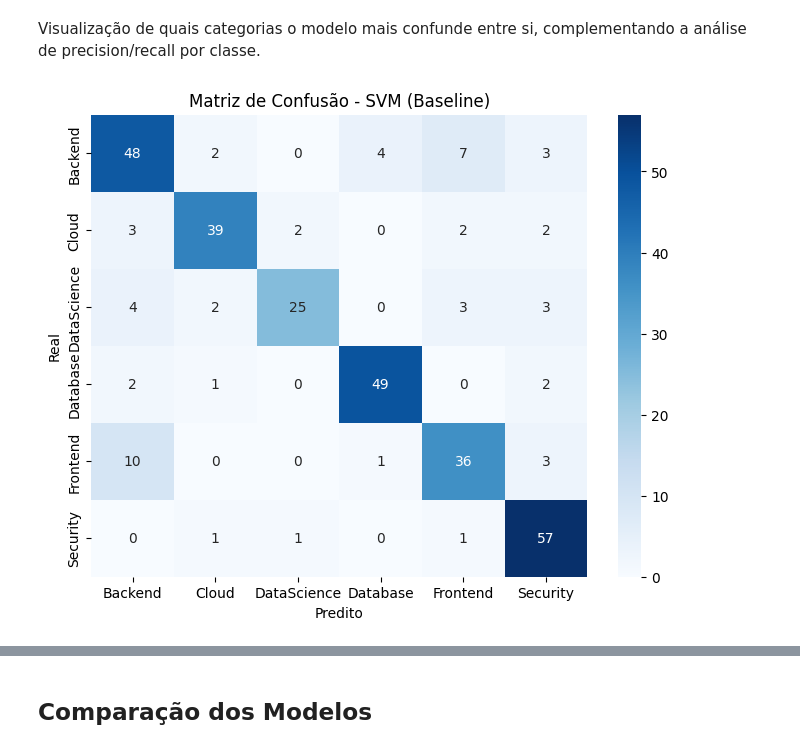
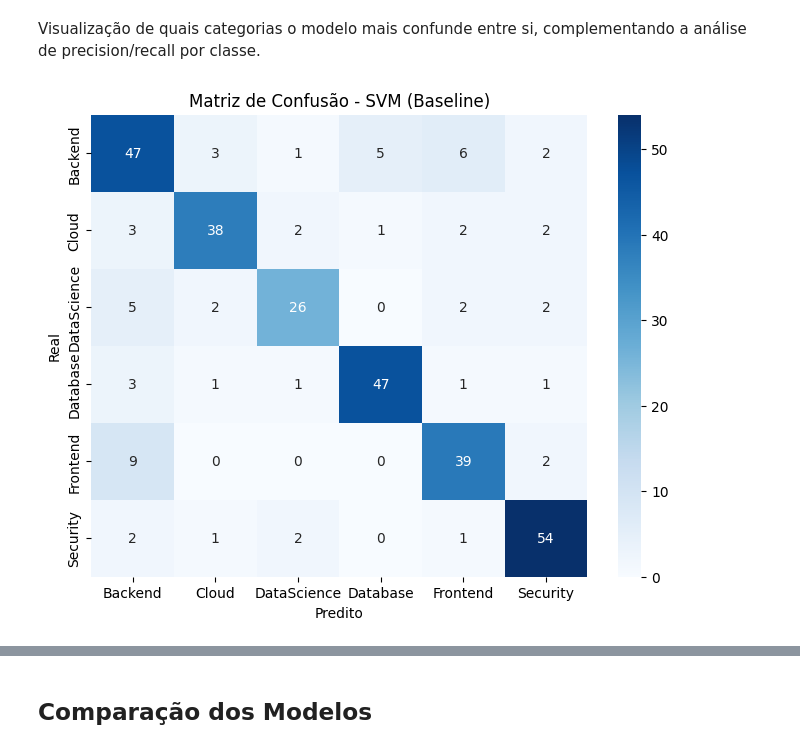
Before and after one commit to No-Country-simulation/g9-br-techmind-team10, a Jupyter notebook: datascience/notebooks/modelo_SVM.ipynb, the cells around one changed output, grey strips where cells are left out. Drawn from its saved outputs; the diff is of its cells as text; code cells hidden in the pictures.

Commit message:
Testando modelo SVM balanced

```diff
--- a/datascience/notebooks/modelo_SVM.ipynb
+++ b/datascience/notebooks/modelo_SVM.ipynb
@@ -441,14 +439,15 @@ As métricas macro avg (média simples entre categorias) e weighted avg (média
 # %% [markdown]
 Visualização de quais categorias o modelo mais confunde entre si, complementando a análise de precision/recall por classe.
 # %%
-cm = confusion_matrix(y_test, y_pred_lr, labels=modelo_svm.classes_)
+# Matriz Confusão SVM (baseline)
+cm = confusion_matrix(y_test, y_pred_svm, labels=modelo_svm.classes_)
 
 plt.figure(figsize=(8, 6))
 sns.heatmap(cm, annot=True, fmt='d', cmap='Blues',
             xticklabels=modelo_svm.classes_, yticklabels=modelo_svm.classes_)
 plt.xlabel('Predito')
 plt.ylabel('Real')
 plt.title('Matriz de Confusão - SVM (Baseline)')
 plt.show()
 # %% [output]
-[figure, old version]
+[figure, new version]
```
Also changed, not shown: parts of 60 cells of this notebook.
